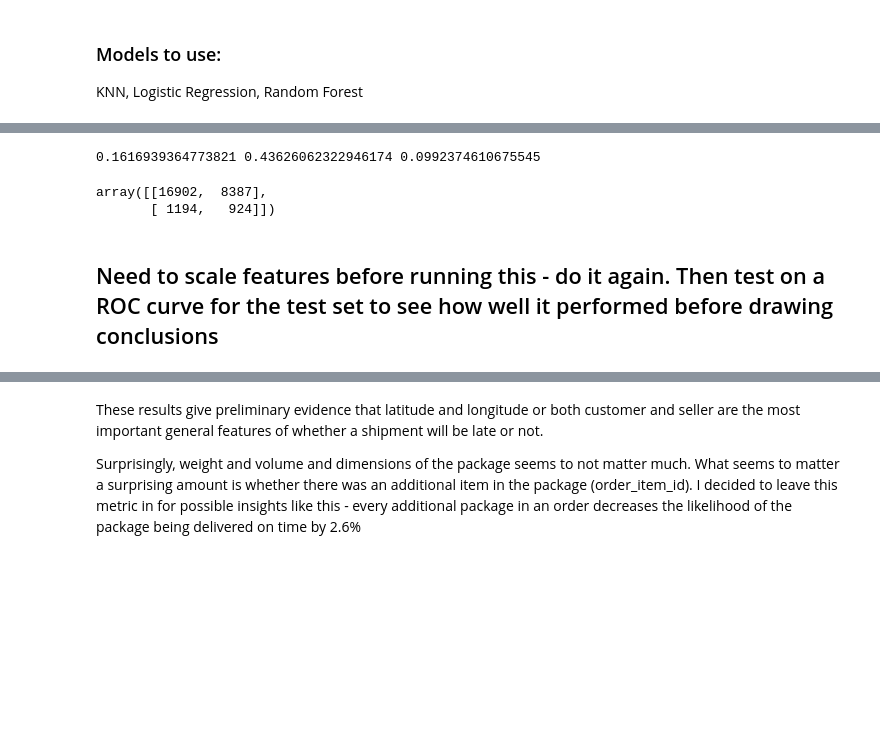
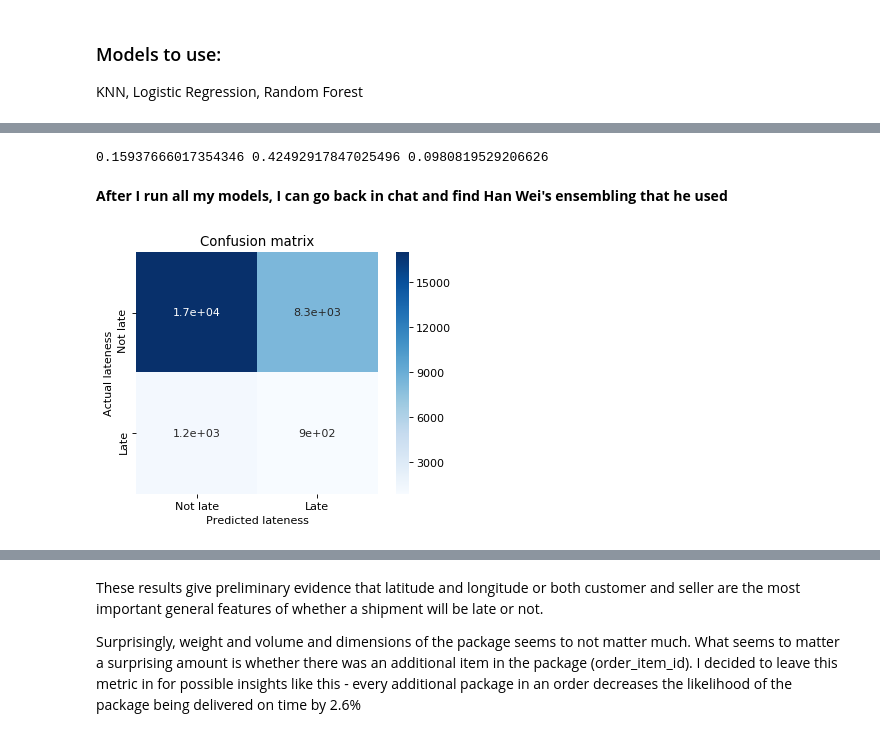
Before and after one commit to Alexandre987/Late_Shipment_Prediction_Olist, a Jupyter notebook: Project_03_Classification.ipynb, the cells around one changed output, grey strips where cells are left out. Cells and saved outputs as stored; diff of their text form; code cells hidden in the pictures; blank space fills up the shorter version.

```diff
--- a/Project_03_Classification.ipynb
+++ b/Project_03_Classification.ipynb
@@ -656,3 +682,5 @@ df.head()
+# %%
+df = pd.read_pickle('df.pkl')
 # %% [markdown]
 # Modeling
 # %% [markdown]
@@ -693,5 +716,6 @@ x_train, x_test, y_train, y_test = train_test_split(df_x, df_y,
 # %%
-scale = StandardScaler()
+# Scale my features so that everything is in z-scores
+scaler = StandardScaler()
 
-x_train_scaled = scale.fit_transform(x_train)
-x_test_scaled = scale.transform(x_test)
+x_train_scaled = scaler.fit_transform(x_train)
+x_test_scaled = scaler.transform(x_test)
@@ -698,10 +724,11 @@ x_test_scaled = scale.transform(x_test)
 # %%
+# Fitting and predicting with my Logistic Regression
 logistic_model = LogisticRegression(random_state = 34, class_weight = 'balanced', n_jobs = -1)
 
 logistic_model.fit(x_train_scaled, y_train)
-y_pred = logistic_model.predict(x_test_scaled)
+logit_pred = logistic_model.predict(x_test_scaled)
 
-print(metrics.f1_score(y_test, y_pred), metrics.recall_score(y_test, y_pred),
-      metrics.precision_score(y_test, y_pred))
+print(metrics.f1_score(y_test, logit_pred), metrics.recall_score(y_test, logit_pred),
+      metrics.precision_score(y_test, logit_pred))
 # %% [output]
-0.1616939364773821 0.43626062322946174 0.0992374610675545
+0.15937666017354346 0.42492917847025496 0.0980819529206626
@@ -712,7 +735,19 @@ cnf_matrix = metrics.confusion_matrix(y_test, y_pred)
-# %%
-cnf_matrix
-# %% [output]
-array([[16902,  8387],
-       [ 1194,   924]])
-# %% [markdown]
-## Need to scale features before running this - do it again. Then test on a ROC curve for the test set to see how well it performed before drawing conclusions
+# %% [markdown]
+**After I run all my models, I can go back in chat and find Han Wei's ensembling that he used**
+# %%
+# Define a confusion matrix function so that I can graph confusion matrices for each of my models
+def confusion_matrix_graphic(prediction, real_y = y_test):
+    conf_matrix = metrics.confusion_matrix(real_y, prediction)
+
+    plt.figure(dpi=80)
+    sns.heatmap(conf_matrix, cmap=plt.cm.Blues, annot=True, square=True,
+               xticklabels=['Not late', 'Late'],
+               yticklabels=['Not late', 'Late'])
+
+    plt.xlabel('Predicted lateness')
+    plt.ylabel('Actual lateness')
+    plt.title('Confusion matrix');
+# %%
+confusion_matrix_graphic(logit_pred)
+# %% [output]
+[figure, added]
```
Also changed, not shown: parts of 35 cells of this notebook, 1 other file.
